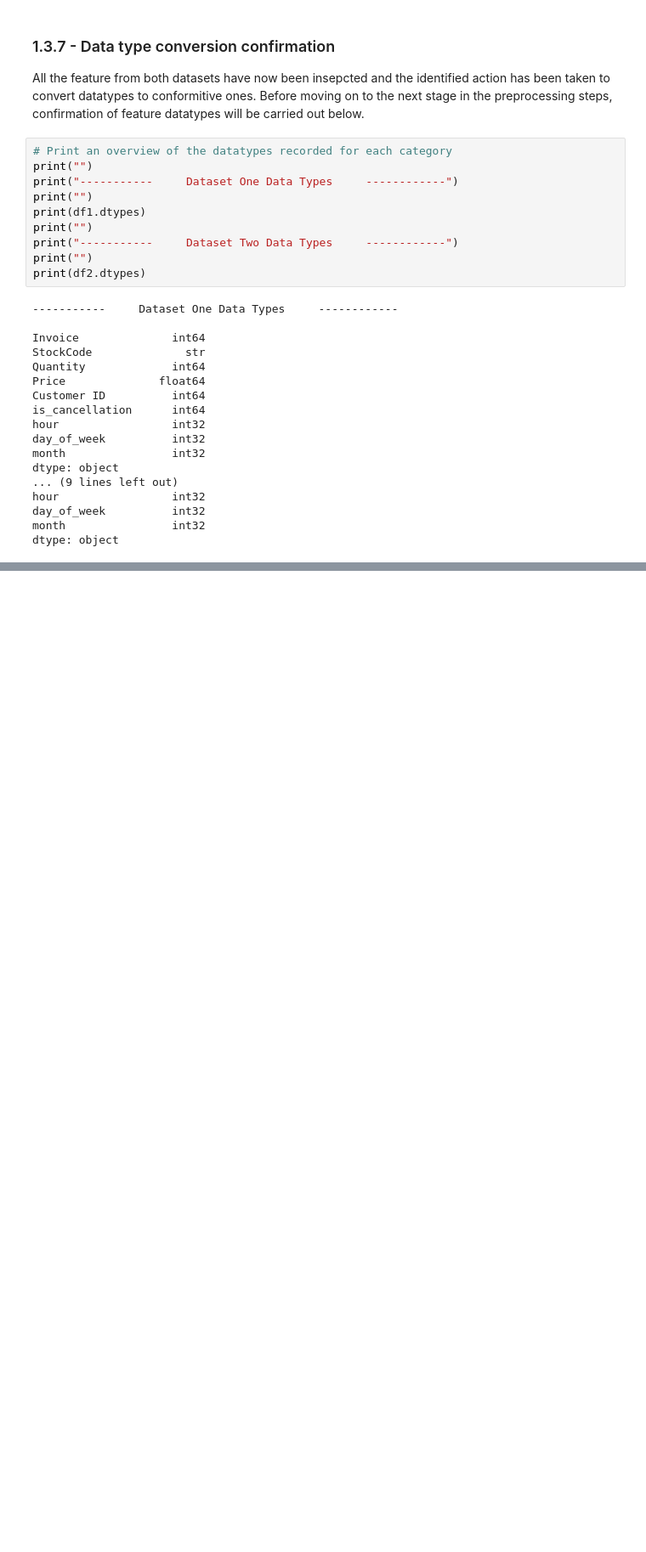
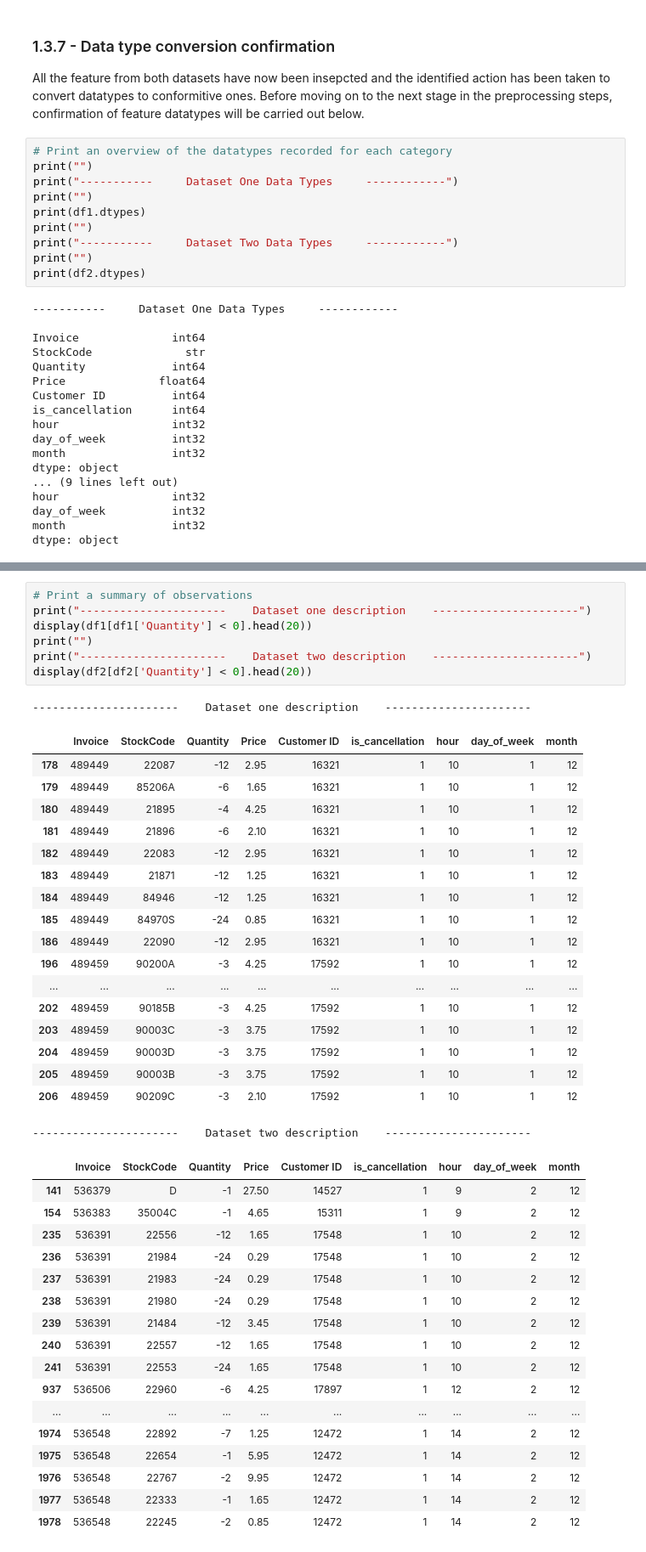
Before and after one commit to calAshy/theCoffeeCo, a Jupyter notebook: 0_Data/processed_data/MasterDF.ipynb, the cells around one changed output, grey strips where cells are left out. Shown at 85% size. Drawn from its saved outputs; the diff is of its cells as text; blank space fills up the shorter version.

```diff
--- a/0_Data/processed_data/MasterDF.ipynb
+++ b/0_Data/processed_data/MasterDF.ipynb
@@ -434,0 +449,44 @@ Name: StockCode, dtype: int64
+# %%
+# Print a summary of observations
+print("----------------------    Dataset one description    ----------------------")
+display(df1[df1['Quantity'] < 0].head(20))
+print("")
+print("----------------------    Dataset two description    ----------------------")
+display(df2[df2['Quantity'] < 0].head(20))
+# %% [output]
+----------------------    Dataset one description    ----------------------
+|  | Invoice | StockCode | Quantity | Price | Customer ID | is_cancellation | hour | day_of_week | month |
+| 178 | 489449 | 22087 | -12 | 2.95 | 16321 | 1 | 10 | 1 | 12 |
+| 179 | 489449 | 85206A | -6 | 1.65 | 16321 | 1 | 10 | 1 | 12 |
+| 180 | 489449 | 21895 | -4 | 4.25 | 16321 | 1 | 10 | 1 | 12 |
+| 181 | 489449 | 21896 | -6 | 2.10 | 16321 | 1 | 10 | 1 | 12 |
+| 182 | 489449 | 22083 | -12 | 2.95 | 16321 | 1 | 10 | 1 | 12 |
+| 183 | 489449 | 21871 | -12 | 1.25 | 16321 | 1 | 10 | 1 | 12 |
+| 184 | 489449 | 84946 | -12 | 1.25 | 16321 | 1 | 10 | 1 | 12 |
+| 185 | 489449 | 84970S | -24 | 0.85 | 16321 | 1 | 10 | 1 | 12 |
+| 186 | 489449 | 22090 | -12 | 2.95 | 16321 | 1 | 10 | 1 | 12 |
+| 196 | 489459 | 90200A | -3 | 4.25 | 17592 | 1 | 10 | 1 | 12 |
+| ... | ... | ... | ... | ... | ... | ... | ... | ... | ... |
+| 202 | 489459 | 90185B | -3 | 4.25 | 17592 | 1 | 10 | 1 | 12 |
+| 203 | 489459 | 90003C | -3 | 3.75 | 17592 | 1 | 10 | 1 | 12 |
+| 204 | 489459 | 90003D | -3 | 3.75 | 17592 | 1 | 10 | 1 | 12 |
+| 205 | 489459 | 90003B | -3 | 3.75 | 17592 | 1 | 10 | 1 | 12 |
+| 206 | 489459 | 90209C | -3 | 2.10 | 17592 | 1 | 10 | 1 | 12 |
+----------------------    Dataset two description    ----------------------
+|  | Invoice | StockCode | Quantity | Price | Customer ID | is_cancellation | hour | day_of_week | month |
+| 141 | 536379 | D | -1 | 27.50 | 14527 | 1 | 9 | 2 | 12 |
+| 154 | 536383 | 35004C | -1 | 4.65 | 15311 | 1 | 9 | 2 | 12 |
+| 235 | 536391 | 22556 | -12 | 1.65 | 17548 | 1 | 10 | 2 | 12 |
+| 236 | 536391 | 21984 | -24 | 0.29 | 17548 | 1 | 10 | 2 | 12 |
+| 237 | 536391 | 21983 | -24 | 0.29 | 17548 | 1 | 10 | 2 | 12 |
+| 238 | 536391 | 21980 | -24 | 0.29 | 17548 | 1 | 10 | 2 | 12 |
+| 239 | 536391 | 21484 | -12 | 3.45 | 17548 | 1 | 10 | 2 | 12 |
+| 240 | 536391 | 22557 | -12 | 1.65 | 17548 | 1 | 10 | 2 | 12 |
+| 241 | 536391 | 22553 | -24 | 1.65 | 17548 | 1 | 10 | 2 | 12 |
+| 937 | 536506 | 22960 | -6 | 4.25 | 17897 | 1 | 12 | 2 | 12 |
+| ... | ... | ... | ... | ... | ... | ... | ... | ... | ... |
+| 1974 | 536548 | 22892 | -7 | 1.25 | 12472 | 1 | 14 | 2 | 12 |
+| 1975 | 536548 | 22654 | -1 | 5.95 | 12472 | 1 | 14 | 2 | 12 |
+| 1976 | 536548 | 22767 | -2 | 9.95 | 12472 | 1 | 14 | 2 | 12 |
+| 1977 | 536548 | 22333 | -1 | 1.65 | 12472 | 1 | 14 | 2 | 12 |
+| 1978 | 536548 | 22245 | -2 | 0.85 | 12472 | 1 | 14 | 2 | 12 |
```
Also changed, not shown: parts of 24 cells of this notebook, 1 other file.
